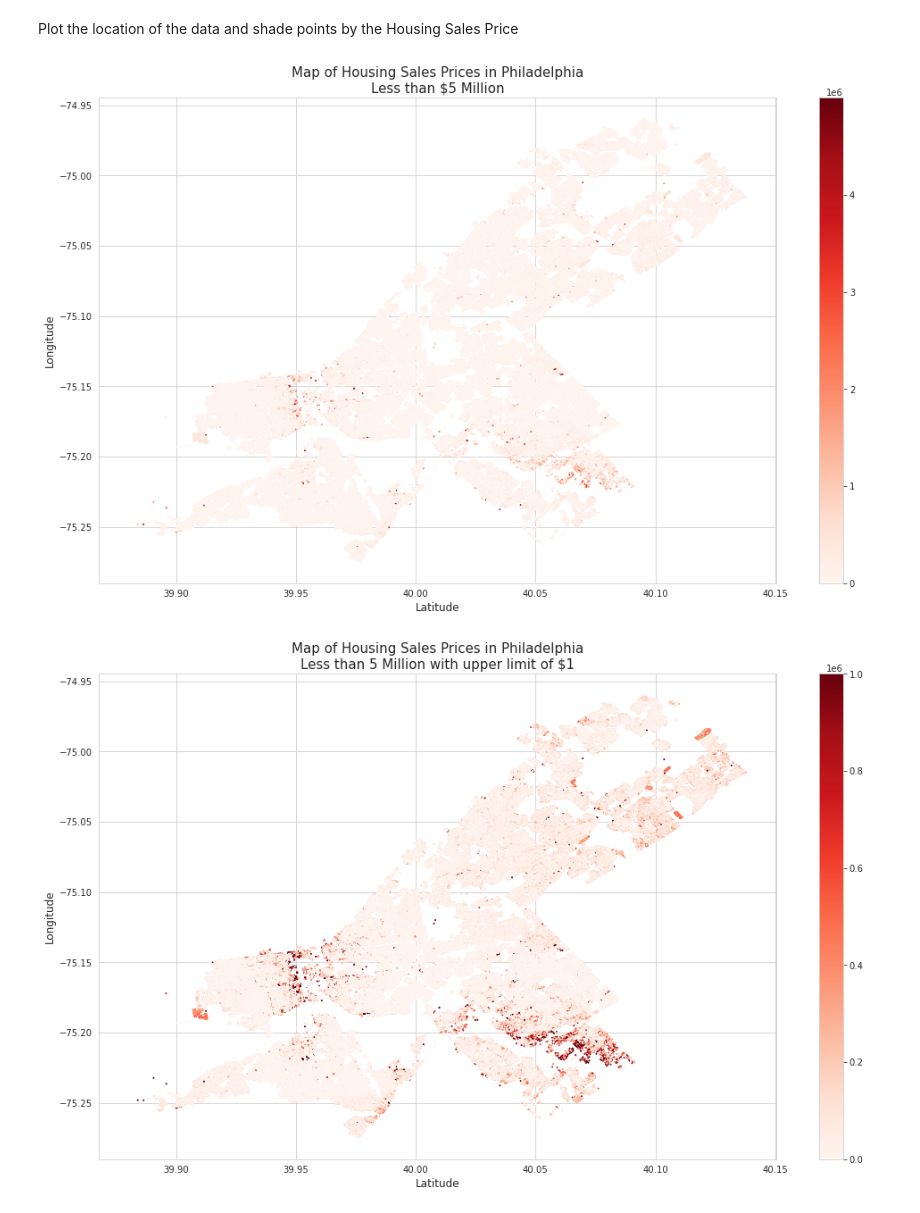
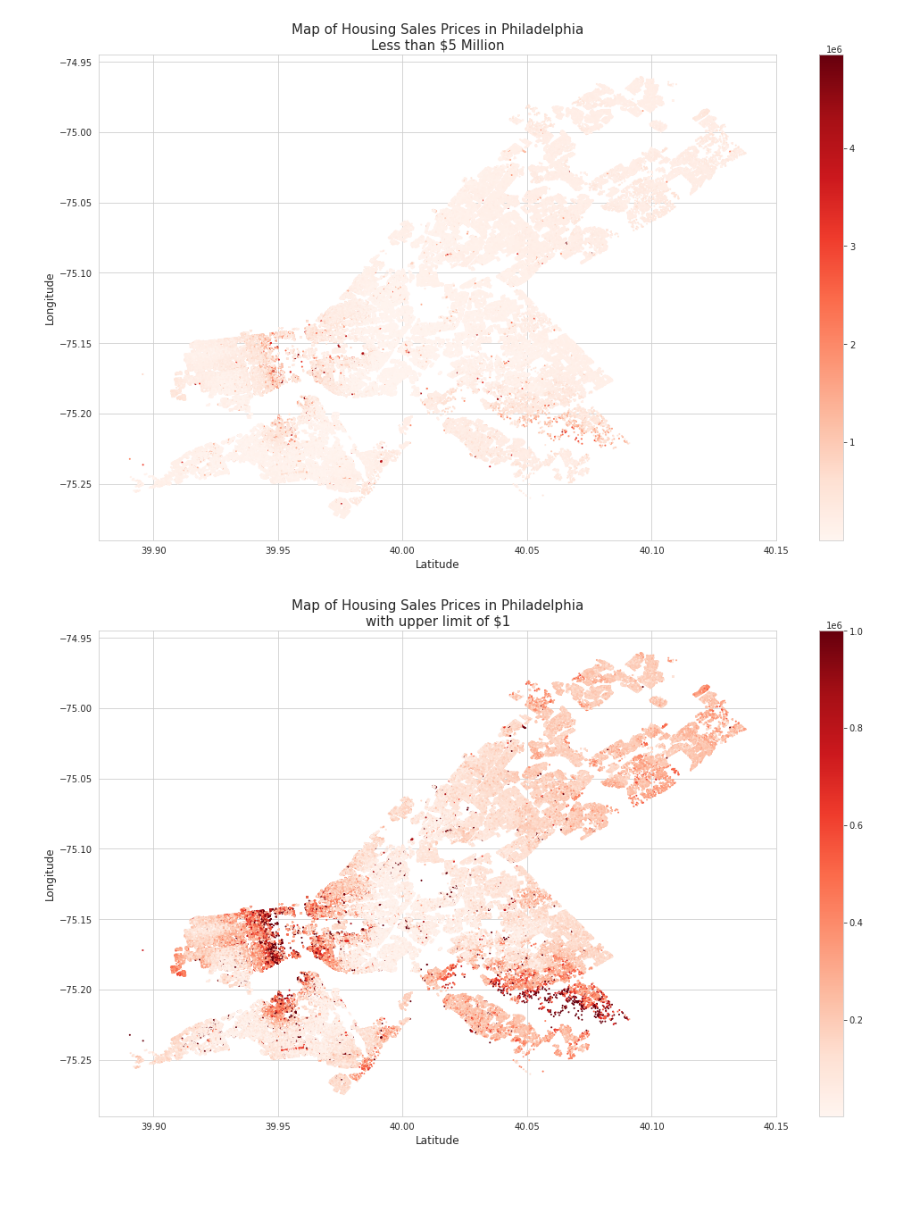
Before and after one commit to congjun-huang/Philadelphia-Housing, a Jupyter notebook: EDA/Exploratory_Analysis_One.ipynb, the cells around one changed output. Drawn from its saved outputs; the diff is of its cells as text; code cells hidden in the pictures; blank space fills up the shorter version.

```diff
--- a/EDA/Exploratory_Analysis_One.ipynb
+++ b/EDA/Exploratory_Analysis_One.ipynb
@@ -102,0 +12,4 @@ We see this from the below histogram:
+# %%
+df = pd.read_csv("../processing/eda.csv")
+df = df[(df['sale_price']>1000)&(df['sale_price']<5000000)]
+df = df[df['sale_year'] > 2009]
@@ -111,0 +37,13 @@ plt.show()
+# %%
+plt.rcParams['figure.figsize'] = [12, 9]
+plt.hist(df[df['category_code_description'] == "Single Family"]['sale_price'],
+         bins = 80, alpha=0.5, label="Single Family")
+plt.hist(df[df['category_code_description'] == "Multi Family"]['sale_price'],
+         bins = 80, alpha=0.5, label="Multi-Family")
+plt.xlabel("Housing Sales Prices", size=20)
+plt.ylabel("Count", size=20)
+plt.xticks(fontsize=14)
+plt.yticks(fontsize=14)
+plt.title("Histogram of Housing Sales Prices in Philadelphia by Home Type", fontsize = 20)
+plt.legend(loc='upper right', fontsize = 20)
+plt.show()
@@ -121,10 +61,8 @@ plt.show()
-# %% [markdown]
-Plot the location of the data and shade points by the Housing Sales Price
 # %%
 plt.figure(figsize=(17,10))
-plt.scatter(x=dat['lng'], y=dat['lat'],
+plt.scatter(x=df['lng'], y=df['lat'],
             s=1,
-            c = dat['sale_price'],
+            c = df['sale_price'],
             cmap="Reds")
 plt.colorbar()
 plt.title("Map of Housing Sales Prices in Philadelphia\nLess than $5 Million", fontsize=15)
@@ -133,23 +71,25 @@ plt.ylabel("Longitude", fontsize=12)
 plt.show()
 #color maps: https://matplotlib.org/3.5.1/tutorials/colors/colormaps.html
 # %% [output]
-[figure, old version]
+[figure, new version]
 # %%
-df_maxVal = dat.copy()
+df_maxVal = df.copy()
 #set upper limit
 maxVal = 1_000_000
 df_maxVal['sale_price'] = df_maxVal['sale_price'].where(df_maxVal['sale_price'] <= maxVal, maxVal)
 
 plt.figure(figsize=(17,10))
 plt.scatter(x=df_maxVal['lng'], y=df_maxVal['lat'],
             s=1,
             c = df_maxVal['sale_price'],
             cmap="Reds")
 plt.colorbar()
-plt.title("Map of Housing Sales Prices in Philadelphia\nLess than 5 Million with upper limit of $1", fontsize=15)
+plt.title("Map of Housing Sales Prices in Philadelphia\nwith upper limit of $1", fontsize=15)
 plt.xlabel("Latitude", fontsize=12)
 plt.ylabel("Longitude", fontsize=12)
+plt.yticks(size=10)
+plt.xticks(size=10)
 plt.show()
 #color maps: https://matplotlib.org/3.5.1/tutorials/colors/colormaps.html
 # %% [output]
-[figure, old version]
+[figure, new version]
```
Also changed, not shown: parts of 23 cells of this notebook.
